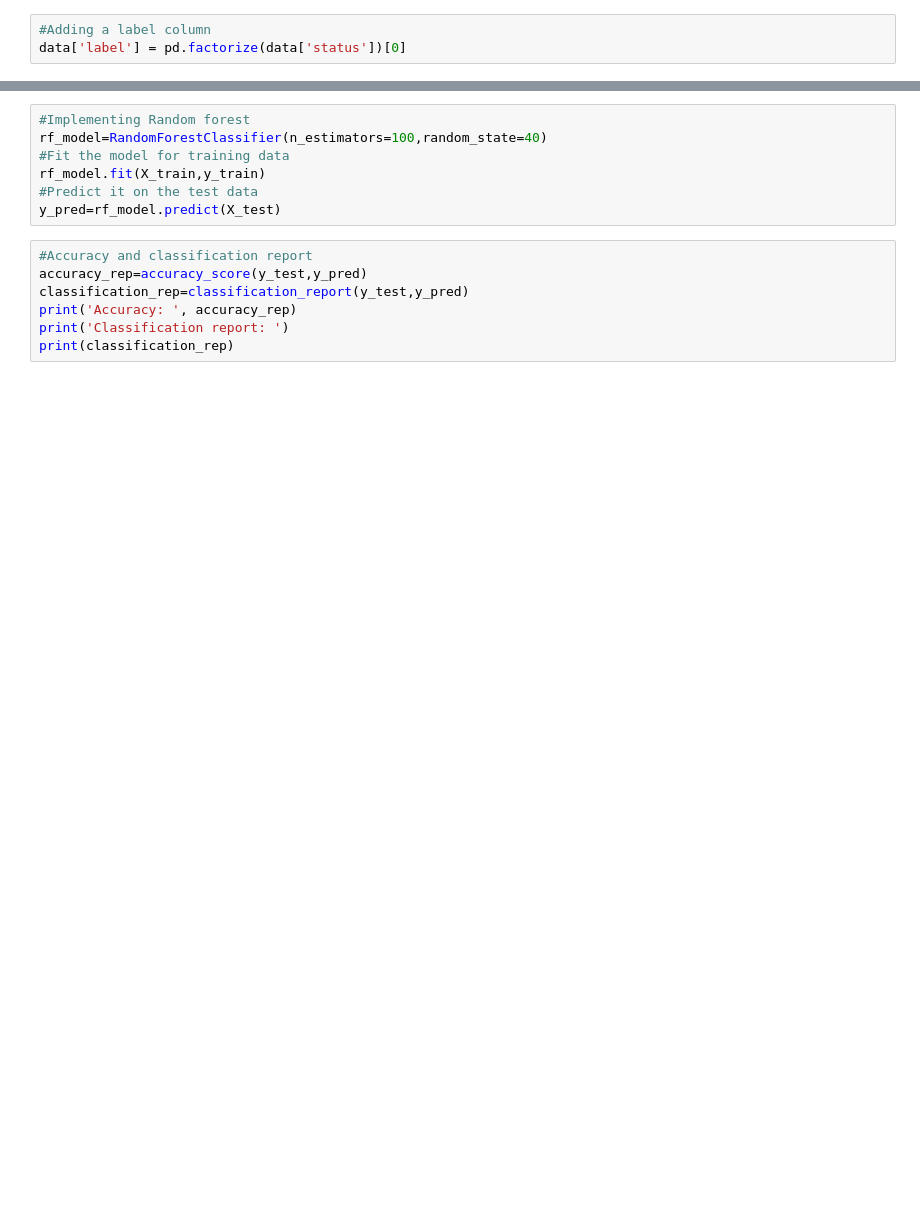
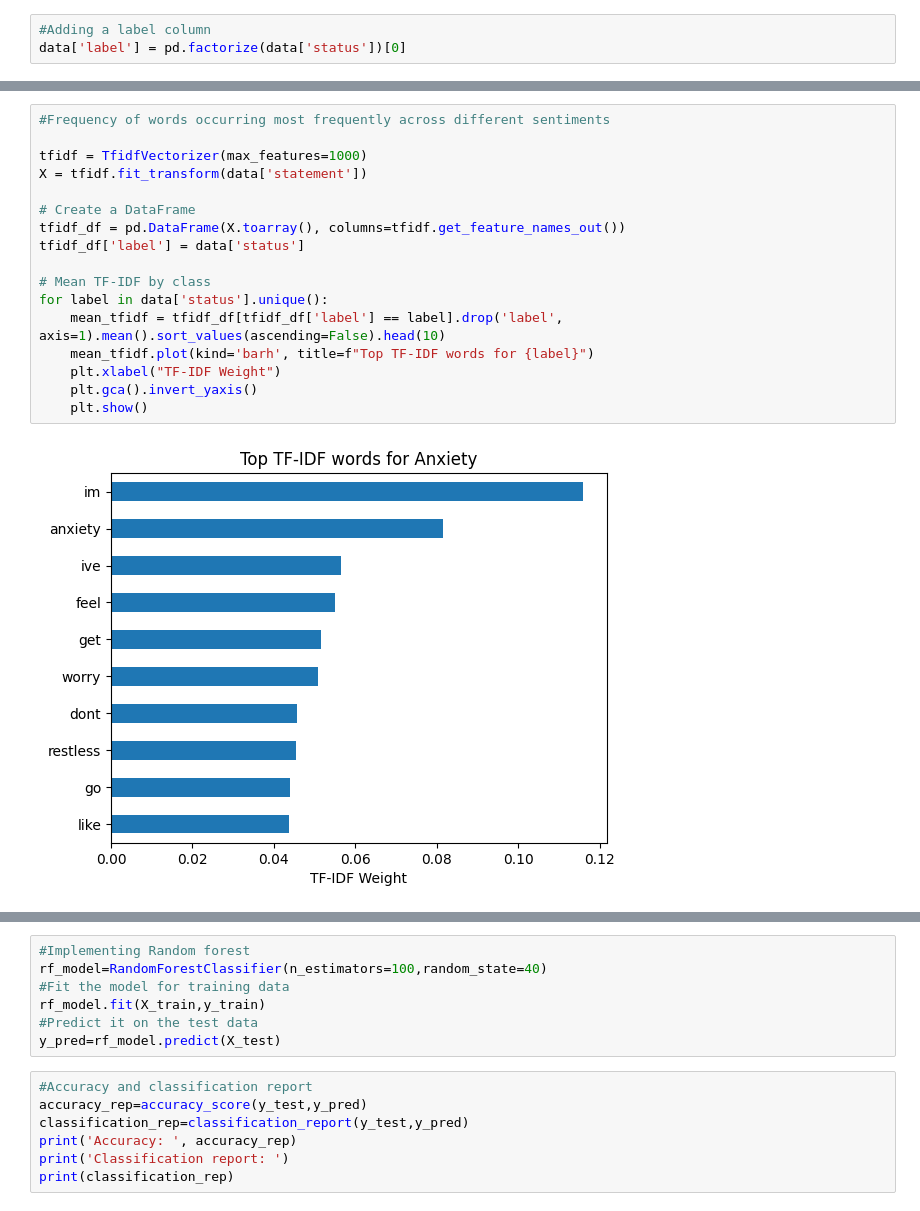
Before and after one commit to nirajGirase08/Mental-Health-Sentiment-Analyzer, a Jupyter notebook: Health_analyzer.ipynb, the cells around one changed output, grey strips where cells are left out. Saved outputs shown, nothing was run; the diff lists cells and outputs as text; blank space fills up the shorter version.

```diff
--- a/Health_analyzer.ipynb
+++ b/Health_analyzer.ipynb
@@ -107,0 +133,19 @@ X_train,X_test,y_train,y_test=train_test_split(X,y,test_size=0.2,random_state=40
+# %%
+#Frequency of words occurring most frequently across different sentiments
+
+tfidf = TfidfVectorizer(max_features=1000)
+X = tfidf.fit_transform(data['statement'])
+
+# Create a DataFrame
+tfidf_df = pd.DataFrame(X.toarray(), columns=tfidf.get_feature_names_out())
+tfidf_df['label'] = data['status']
+
+# Mean TF-IDF by class
+for label in data['status'].unique():
+    mean_tfidf = tfidf_df[tfidf_df['label'] == label].drop('label', axis=1).mean().sort_values(ascending=False).head(10)
+    mean_tfidf.plot(kind='barh', title=f"Top TF-IDF words for {label}")
+    plt.xlabel("TF-IDF Weight")
+    plt.gca().invert_yaxis()
+    plt.show()
+# %% [output]
+[figure, added]
```
Also changed, not shown: parts of 26 cells of this notebook, 1 other file.
